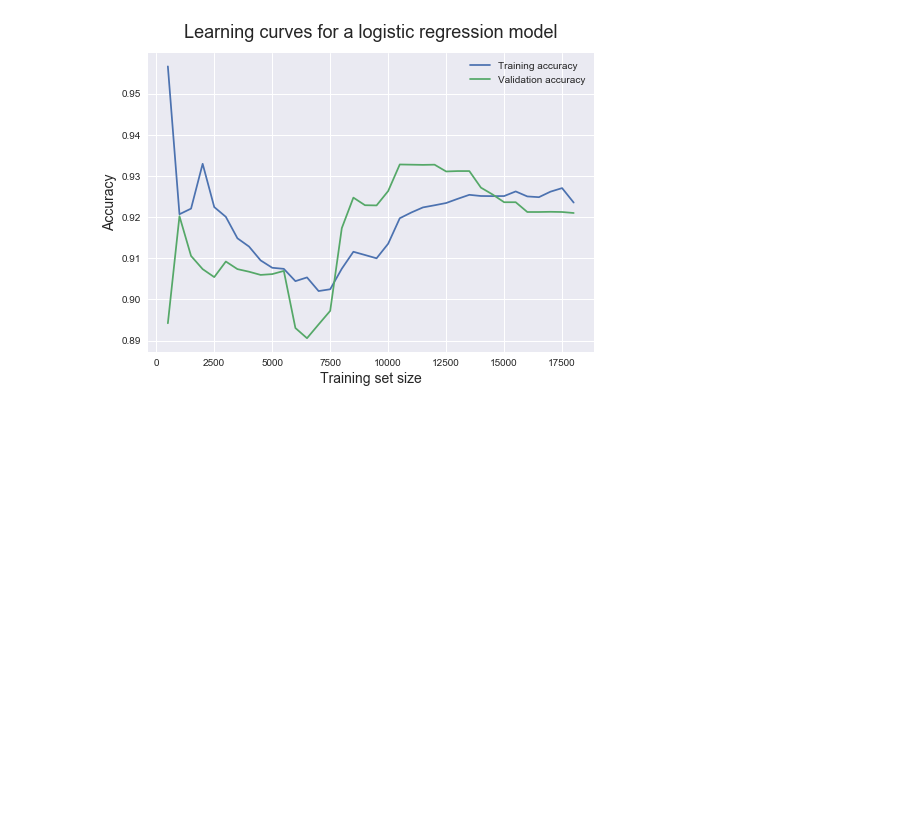
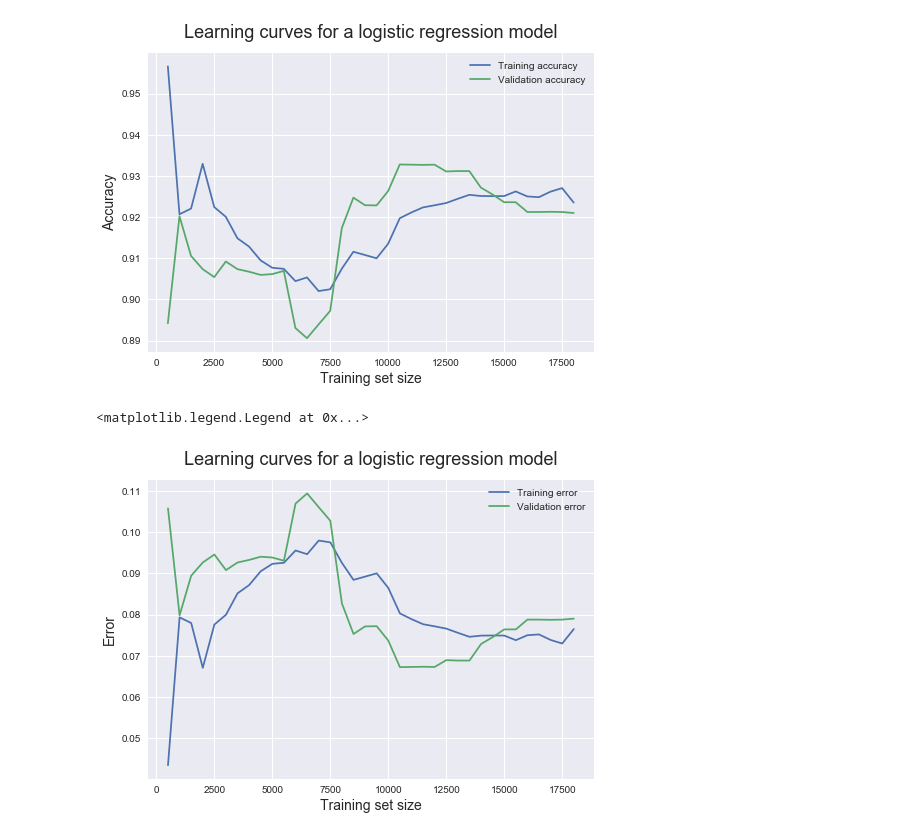
Before and after one commit to sheensta/twitter_hate_speech, a Jupyter notebook: notebooks/Week3 Training curve (separate for memory reasons).ipynb, the cells around one changed output. Drawn from its saved outputs; the diff is of its cells as text; code cells hidden in the pictures; blank space fills up the shorter version.

```diff
--- a/notebooks/Week3 ML Implementation.ipynb
+++ b/notebooks/Week3 Training curve (separate for memory reasons).ipynb
@@ -164,3 +164,17 @@ plt.legend()
 # %% [output]
 <matplotlib.legend.Legend at 0x...>
 [figure]
+# %%
+train_error = 1- train_scores_mean
+validation_error = 1 - validation_scores_mean
+
+plt.style.use('seaborn')
+plt.plot(train_sizes, train_error, label = 'Training error')
+plt.plot(train_sizes, validation_error, label = 'Validation error')
+plt.ylabel('Error', fontsize = 14)
+plt.xlabel('Training set size', fontsize = 14)
+plt.title('Learning curves for a logistic regression model', fontsize = 18, y = 1.03)
+plt.legend()
+# %% [output]
+<matplotlib.legend.Legend at 0x...>
+[figure, added]
```
Also changed, not shown: 2 other files.
